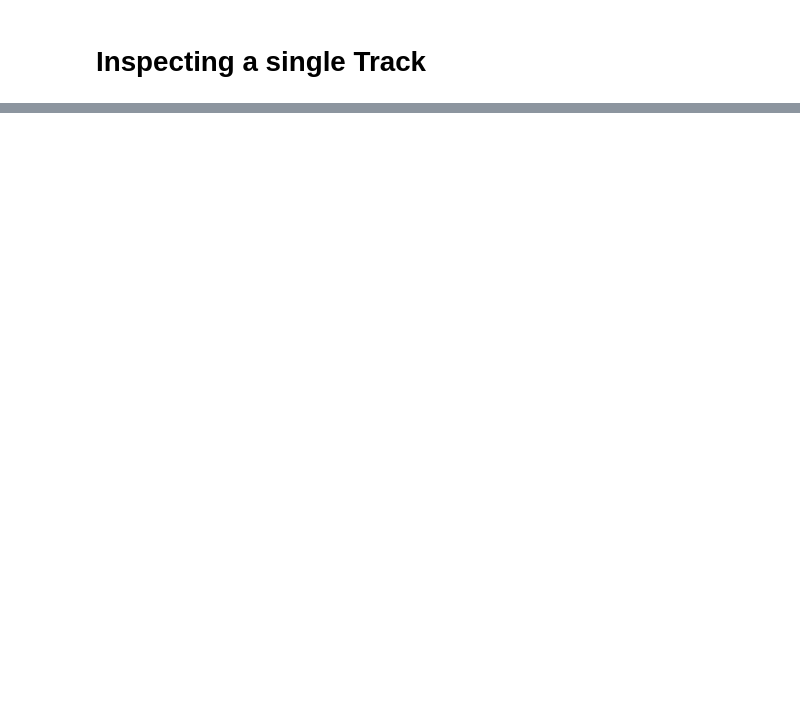
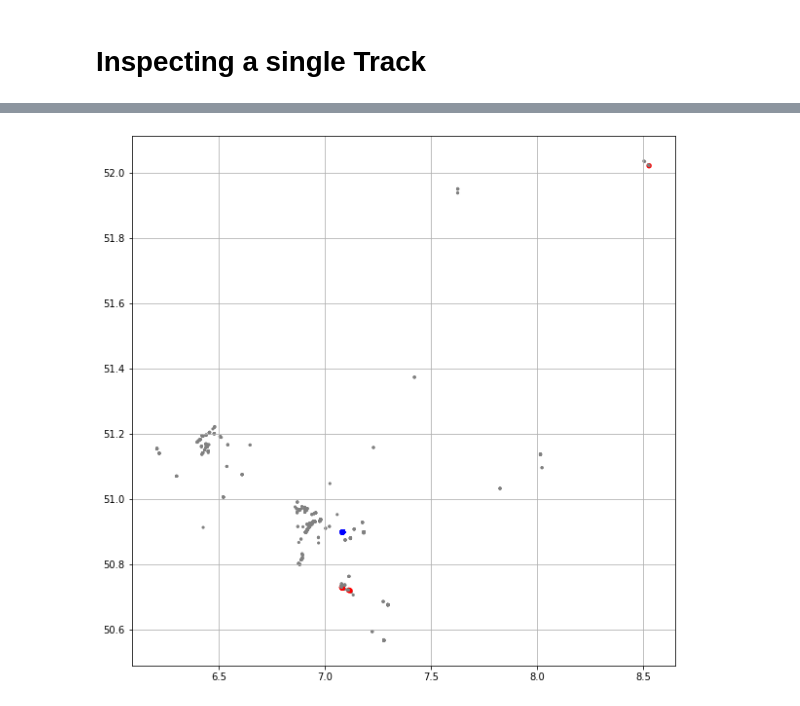
Before and after one commit to enviroCar/envirocar-py, a Jupyter notebook: examples/api_request_Poshan.ipynb, the cells around one changed output, grey strips where cells are left out. Saved outputs shown, nothing was run; the diff lists cells and outputs as text; code cells hidden in the pictures; blank space fills up the shorter version.

Commit message:
getis-ord hot and cold spots

```diff
--- a/examples/api_request_Poshan.ipynb
+++ b/examples/api_request_Poshan.ipynb
@@ -317,6 +371,7 @@ data_speed.to_csv('/home/poshan/Desktop/MSc/FloatingCar/envirocar-py/examples/da
 # %%
 ### calculate weights for getis ord
-coords = [(row['lat'], row['lng']) for index, row in data_speed.iterrows()]
-w = pysal.weights.DistanceBand(coords, threshold= 1)
-w
+coords = [project(row['lat'], row['lng']) for index, row in data_speed.iterrows()]
+w = pysal.weights.DistanceBand(coords, threshold= 50)
+# w
+coords
 # %% [output]
@@ -360,3 +465,37 @@ plt.show()
+# %%
+from matplotlib import pyplot as plt
+#>1.96 hot spots
+#<-1.96 cold spots
+from matplotlib import colors as cls
+
+f, axarr = plt.subplots(1, figsize=(10,10))
+total_range = cls.Normalize(vmin = - 1.96, vmax = 1.96)
+
+def pltcolor(p_value, z_score, confidence):
+    cols=[]
+    size=[]
+    for p, z in zip(p_value, z_score):
+        if p < confidence:
+            if z > 0:
+                cols.append('red')
+                size.append(30)
+            else:
+                cols.append('blue')
+                size.append(30)
+        else:
+            cols.append('grey')
+            size.append(10)
+    return cols , size
+
+
+# Create the colors list using the function above
+cols, sizes = pltcolor(data_speed['p_value'], data_speed['z_score'], 0.05)
+
+plt.scatter(x=data_speed['lng'], y=data_speed['lat'], s=sizes, c=cols, lw = 0) #Pass on the list created by the function here
+plt.grid(True)
+plt.show()
+# %% [output]
+[figure, added]
 # %%
 import folium
 
```
Also changed, not shown: parts of 14 cells of this notebook, 3 other files.
